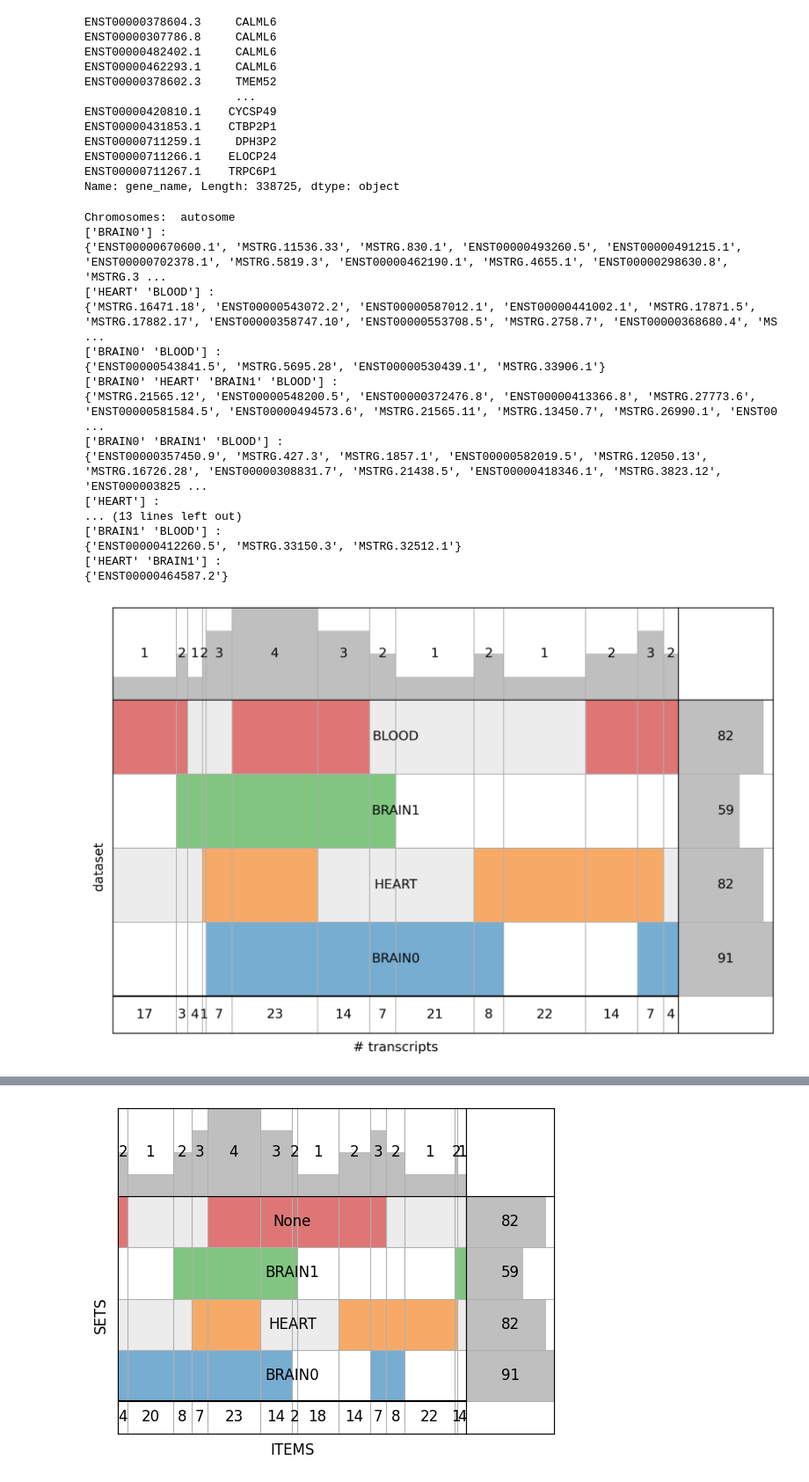
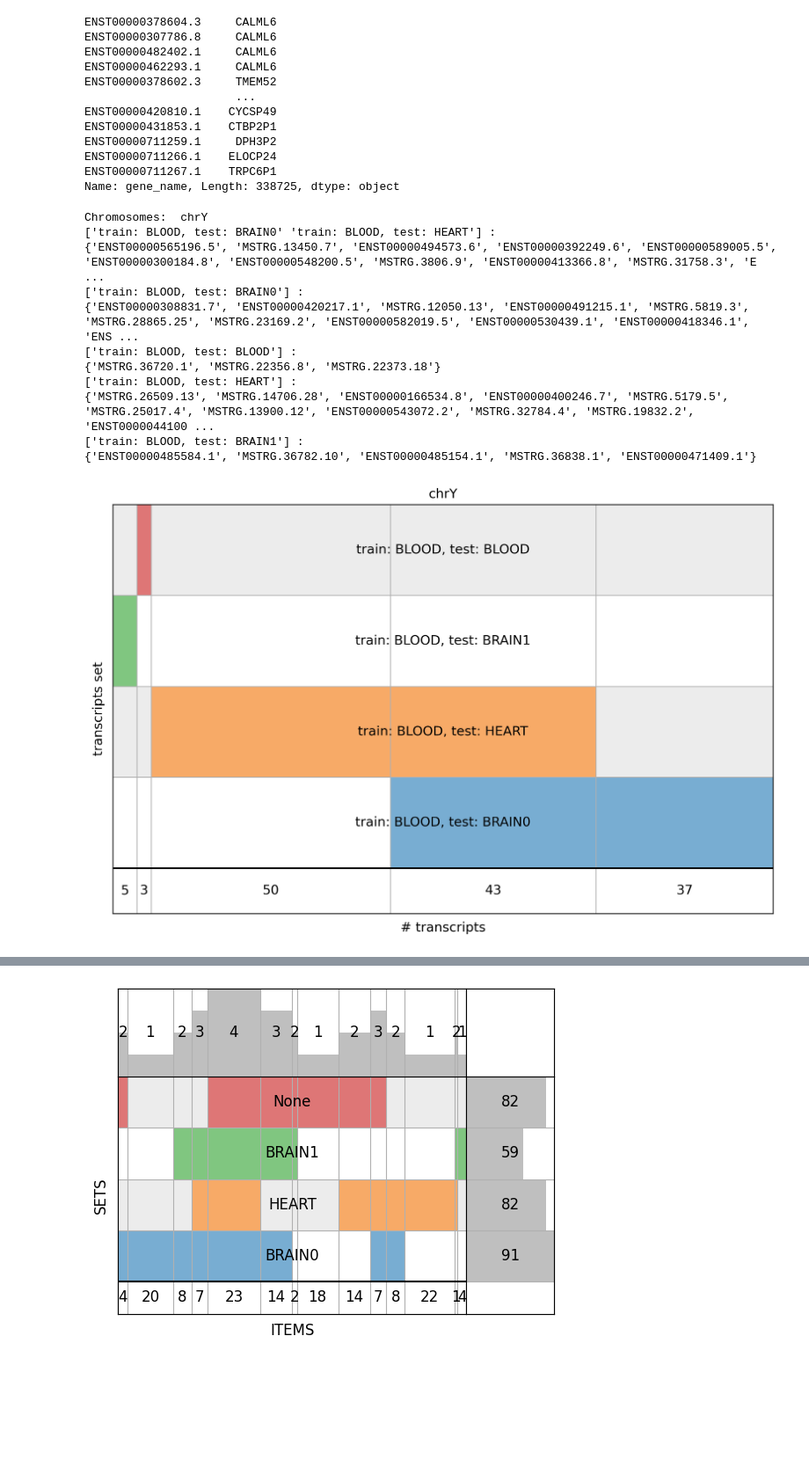
Before and after one commit to zodelheim/sea-infer-rna-seq, a Jupyter notebook: notebooks/FindBestTranscriptsIntersectionForSex.ipynb, the cells around one changed output, grey strips where cells are left out. Shown at 88% size. Drawn from its saved outputs; the diff is of its cells as text; code cells hidden in the pictures; blank space fills up the shorter version.

Commit message:
change row names

```diff
--- a/notebooks/FindBestTranscriptsIntersectionForSex.ipynb
+++ b/notebooks/FindBestTranscriptsIntersectionForSex.ipynb
@@ -161,54 +161,56 @@ Name: gene_name, Length: 338725, dtype: object
 #             chrXY_df[organ].append(True)
 #         else:
 #             chrXY_df[organ].append(False)
 # chrXY_df = pd.DataFrame.from_dict(chrXY_df)
 #
 # UpSet(chrXY_df, subset_size='count').plot()
 
 # for sex in ['chrXY', 'chrX', 'chrY', 'autosome']:
 
-sex = ['chrXY', 'chrX', 'chrY', 'autosome'][3]
+row_names = {
+    "BRAIN0": "train: BLOOD, test: BRAIN0",
+    "HEART": "train: BLOOD, test: HEART",
+    "BRAIN1": "train: BLOOD, test: BRAIN1",
+    "BLOOD": "train: BLOOD, test: BLOOD",
+}
+
+sex = ['chrXY', 'chrX', 'chrY', 'autosome'][2]
 test_dict = {}
 for organ in ['BRAIN0', "HEART", "BRAIN1", 'BLOOD']:
-    test_dict[organ] = set(transcripts_dict[organ][sex].tolist())
+    test_dict[row_names[organ]] = set(transcripts_dict[organ][sex].tolist())
 
 # UpSet(from_contents(test_dict), show_counts=True).plot()
 
 plt.figure(figsize=(9, 6), dpi=300)
 g = supervenn(list(test_dict.values()), list(test_dict.keys()),
         # sets_ordering="minimize gaps",
         chunks_ordering='minimize gaps',
+        side_plots=False
         )
 plt.title(sex)
 plt.tight_layout()
 g.axes['main'].set_xlabel('# transcripts')
-g.axes['main'].set_ylabel('dataset')
+g.axes['main'].set_ylabel('transcripts set')
 
 
 print("Chromosomes: ", sex)
 for el in list(g.chunks.keys()):
     print(np.array(list(test_dict.keys()))[list(el)], ": ")
     print(g.chunks[el])
     # print(adata.var['gene_name'][list(g.chunks[el])])
 # %% [output]
-Chromosomes:  autosome
-['BRAIN0'] :
-{'ENST00000670600.1', 'MSTRG.11536.33', 'MSTRG.830.1', 'ENST00000493260.5', 'ENST00000491215.1', 'ENST00000702378.1', 'MSTRG.5819.3', 'ENST00000462190.1', 'MSTRG.4655.1', 'ENST00000298630.8', 'MSTRG.3 ...
-['HEART' 'BLOOD'] :
-{'MSTRG.16471.18', 'ENST00000543072.2', 'ENST00000587012.1', 'ENST00000441002.1', 'MSTRG.17871.5', 'MSTRG.17882.17', 'ENST00000358747.10', 'ENST00000553708.5', 'MSTRG.2758.7', 'ENST00000368680.4', 'MS ...
-['BRAIN0' 'BLOOD'] :
-{'ENST00000543841.5', 'MSTRG.5695.28', 'ENST00000530439.1', 'MSTRG.33906.1'}
-['BRAIN0' 'HEART' 'BRAIN1' 'BLOOD'] :
-{'MSTRG.21565.12', 'ENST00000548200.5', 'ENST00000372476.8', 'ENST00000413366.8', 'MSTRG.27773.6', 'ENST00000581584.5', 'ENST00000494573.6', 'MSTRG.21565.11', 'MSTRG.13450.7', 'MSTRG.26990.1', 'ENST00 ...
-['BRAIN0' 'BRAIN1' 'BLOOD'] :
-{'ENST00000357450.9', 'MSTRG.427.3', 'MSTRG.1857.1', 'ENST00000582019.5', 'MSTRG.12050.13', 'MSTRG.16726.28', 'ENST00000308831.7', 'MSTRG.21438.5', 'ENST00000418346.1', 'MSTRG.3823.12', 'ENST000003825 ...
-['HEART'] :
-... (13 lines left out)
-['BRAIN1' 'BLOOD'] :
-{'ENST00000412260.5', 'MSTRG.33150.3', 'MSTRG.32512.1'}
-['HEART' 'BRAIN1'] :
-{'ENST00000464587.2'}
+Chromosomes:  chrY
+['train: BLOOD, test: BRAIN0' 'train: BLOOD, test: HEART'] :
+{'ENST00000565196.5', 'MSTRG.13450.7', 'ENST00000494573.6', 'ENST00000392249.6', 'ENST00000589005.5', 'ENST00000300184.8', 'ENST00000548200.5', 'MSTRG.3806.9', 'ENST00000413366.8', 'MSTRG.31758.3', 'E ...
+['train: BLOOD, test: BRAIN0'] :
+{'ENST00000308831.7', 'ENST00000420217.1', 'MSTRG.12050.13', 'ENST00000491215.1', 'MSTRG.5819.3', 'MSTRG.28865.25', 'MSTRG.23169.2', 'ENST00000582019.5', 'ENST00000530439.1', 'ENST00000418346.1', 'ENS ...
+['train: BLOOD, test: BLOOD'] :
+{'MSTRG.36720.1', 'MSTRG.22356.8', 'MSTRG.22373.18'}
+['train: BLOOD, test: HEART'] :
+{'MSTRG.26509.13', 'MSTRG.14706.28', 'ENST00000166534.8', 'ENST00000400246.7', 'MSTRG.5179.5', 'MSTRG.25017.4', 'MSTRG.13900.12', 'ENST00000543072.2', 'MSTRG.32784.4', 'MSTRG.19832.2', 'ENST0000044100 ...
+['train: BLOOD, test: BRAIN1'] :
+{'ENST00000485584.1', 'MSTRG.36782.10', 'ENST00000485154.1', 'MSTRG.36838.1', 'ENST00000471409.1'}
-[figure, old version]
+[figure, new version]
 # %%
 organ = ['BRAIN0', "HEART", "BRAIN1", 'None'][2]
 test_dict = {}
```
Also changed, not shown: parts of 3 cells of this notebook.
